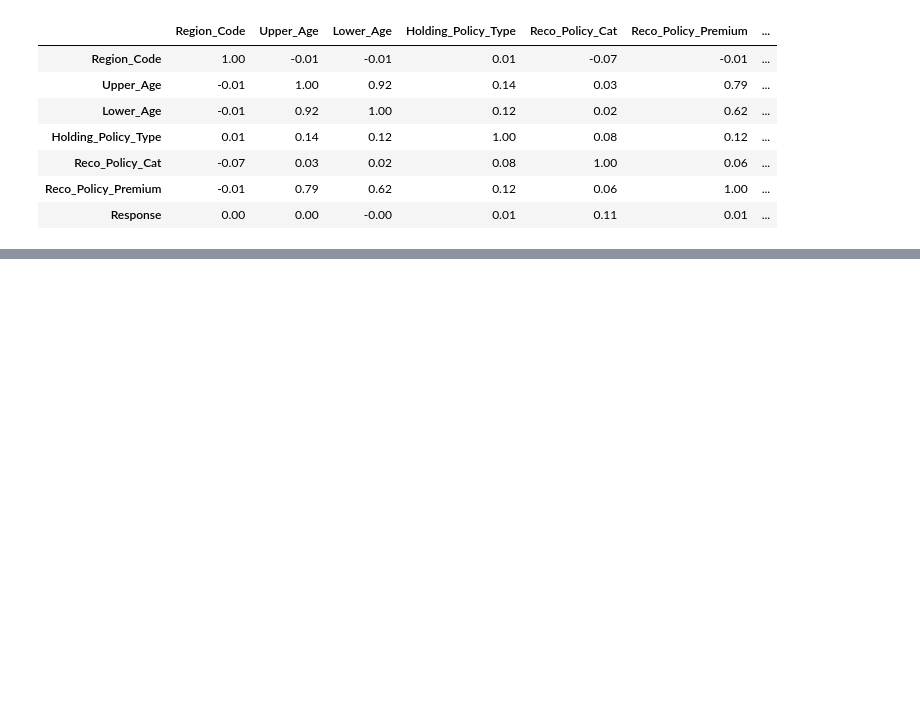
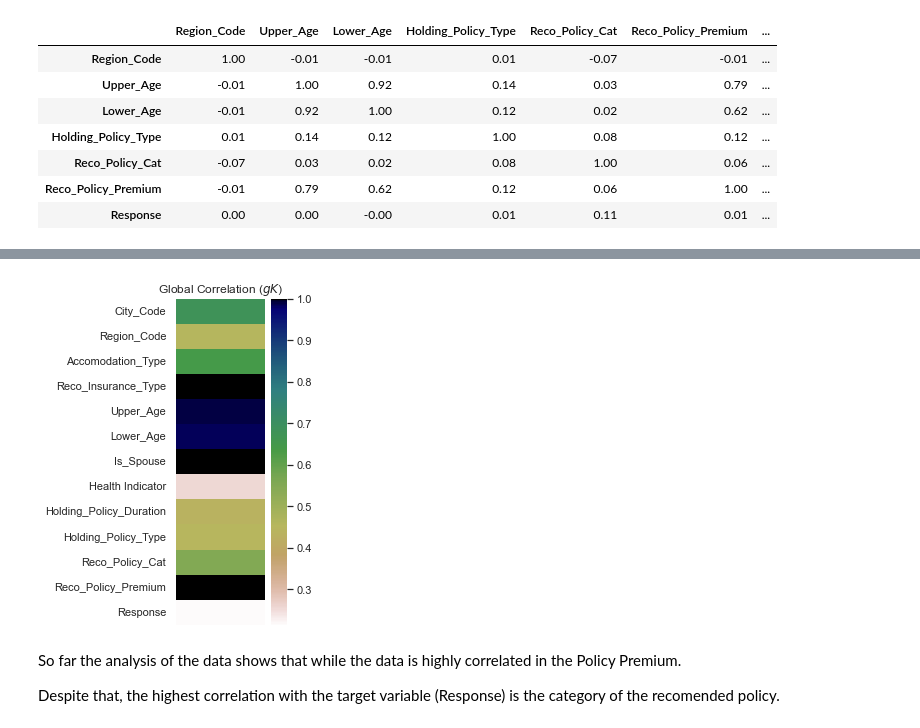
Before and after one commit to o-guilherme/IFSP-Proj-Sem2, a Jupyter notebook: EDA and Pre-processing.ipynb, the cells around one changed output, grey strips where cells are left out. Cells and saved outputs as stored; diff of their text form; code cells hidden in the pictures; blank space fills up the shorter version.

```diff
--- a/EDA and Pre-processing.ipynb
+++ b/EDA and Pre-processing.ipynb
@@ -180,0 +189,11 @@ sns.heatmap(phik_matrix, annot=True, cmap='gist_earth_r');
+# %%
+#PLotting the global correlation of the data
+global_correlation, global_labels = df.global_phik(interval_cols=interval_cols)
+sns.set(rc={"figure.figsize":(2, 6)})
+sns.heatmap(global_correlation, xticklabels=[''], yticklabels=global_labels,cmap='gist_earth_r').set(title=r'Global Correlation ($gK$)');
+# %% [output]
+[figure, added]
+# %% [markdown]
+So far the analysis of the data shows that while the data is highly correlated in the Policy Premium.
+
+Despite that, the highest correlation with the target variable (Response) is the category of the recomended policy.
```
Also changed, not shown: parts of 5 cells of this notebook.
